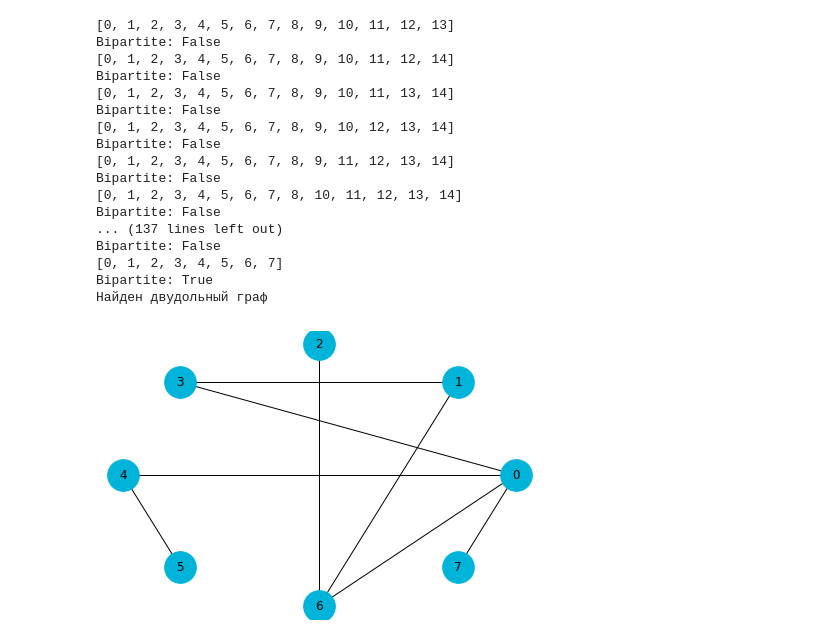
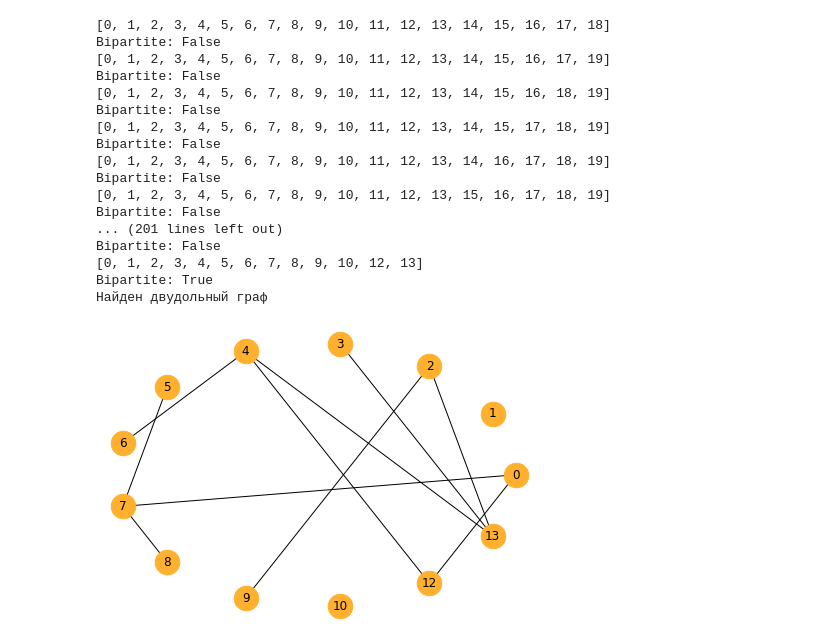
Before and after one commit to OlyaKotova/Graphs, a Jupyter notebook: diplom.ipynb, the cells around one changed output. Saved outputs shown, nothing was run; the diff lists cells and outputs as text; code cells hidden in the pictures.

```diff
--- a/diplom.ipynb
+++ b/diplom.ipynb
@@ -128,11 +138,11 @@ def is_bipartite(G):
 # %%
 # Строим рандомный граф
 # n - количество вершин
-n = 15
+n = 20
 
-graph = random_graph(n, 0.2)
-nx.draw_circular(graph,
-         node_color='#00b4d9',
-         node_size=1000,
+graph = random_graph(n, 0.1)
+nx.draw(graph,
+         node_color='#ffb02e',
+         node_size=600,
          with_labels=True)
 # %% [output]
@@ -140,36 +157,35 @@ nx.draw_circular(graph,
 # %%
 sub = graph
 
 while not nx.is_bipartite(sub):
     for c in comb(n, n-1):
         sub = graph.subgraph(c)
         print(list(sub))
-        #print(list(nx.dfs_tree(sub, source=list(sub)[0], depth_limit=2).edges()))
         print("Bipartite:", nx.is_bipartite(sub))
         if nx.is_bipartite(sub):
             print("Найден двудольный граф")
             nx.draw_circular(sub,
-                node_color="#00b4d9",
-                node_size=1000,
+                node_color="#ffb02e",
+                node_size=600,
                 with_labels=True)
             break
     n -= 1
 # %% [output]
-[0, 1, 2, 3, 4, 5, 6, 7, 8, 9, 10, 11, 12, 13]
+[0, 1, 2, 3, 4, 5, 6, 7, 8, 9, 10, 11, 12, 13, 14, 15, 16, 17, 18]
 Bipartite: False
-[0, 1, 2, 3, 4, 5, 6, 7, 8, 9, 10, 11, 12, 14]
+[0, 1, 2, 3, 4, 5, 6, 7, 8, 9, 10, 11, 12, 13, 14, 15, 16, 17, 19]
 Bipartite: False
-[0, 1, 2, 3, 4, 5, 6, 7, 8, 9, 10, 11, 13, 14]
+[0, 1, 2, 3, 4, 5, 6, 7, 8, 9, 10, 11, 12, 13, 14, 15, 16, 18, 19]
 Bipartite: False
-[0, 1, 2, 3, 4, 5, 6, 7, 8, 9, 10, 12, 13, 14]
+[0, 1, 2, 3, 4, 5, 6, 7, 8, 9, 10, 11, 12, 13, 14, 15, 17, 18, 19]
 Bipartite: False
-[0, 1, 2, 3, 4, 5, 6, 7, 8, 9, 11, 12, 13, 14]
+[0, 1, 2, 3, 4, 5, 6, 7, 8, 9, 10, 11, 12, 13, 14, 16, 17, 18, 19]
 Bipartite: False
-[0, 1, 2, 3, 4, 5, 6, 7, 8, 10, 11, 12, 13, 14]
+[0, 1, 2, 3, 4, 5, 6, 7, 8, 9, 10, 11, 12, 13, 15, 16, 17, 18, 19]
 Bipartite: False
-... (137 lines left out)
+... (201 lines left out)
 Bipartite: False
-[0, 1, 2, 3, 4, 5, 6, 7]
+[0, 1, 2, 3, 4, 5, 6, 7, 8, 9, 10, 12, 13]
 Bipartite: True
 Найден двудольный граф
-[figure, old version]
+[figure, new version]
```
Also changed, not shown: parts of 7 cells of this notebook.
